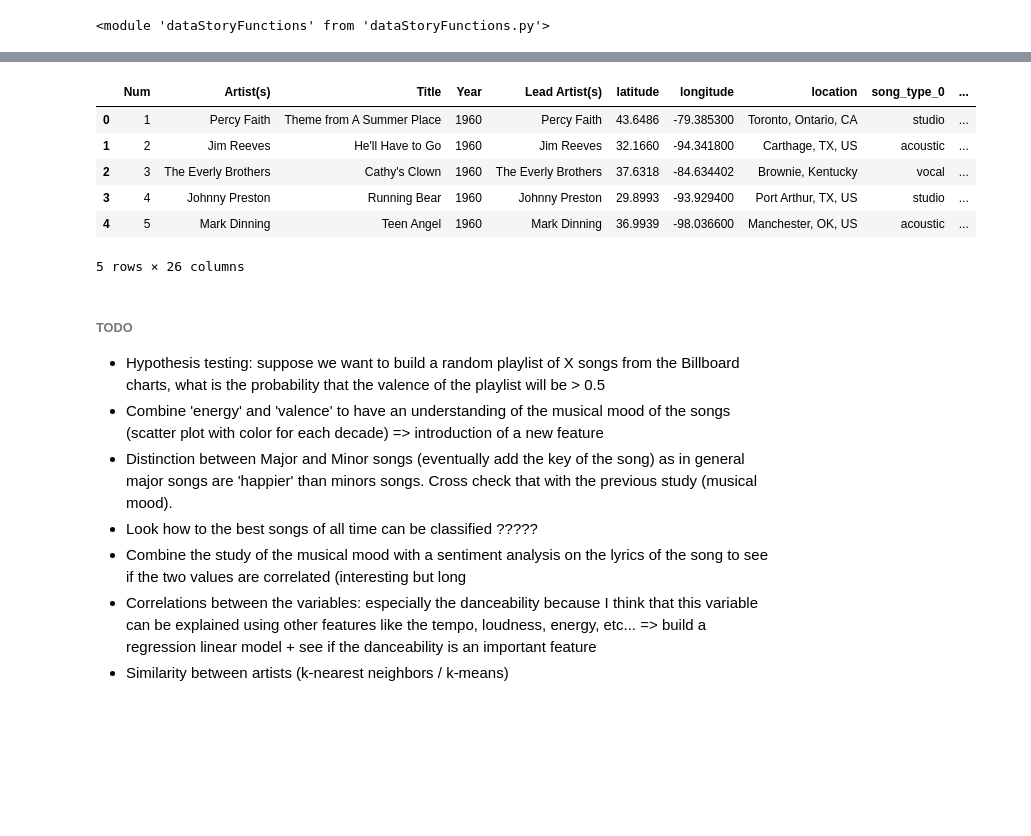
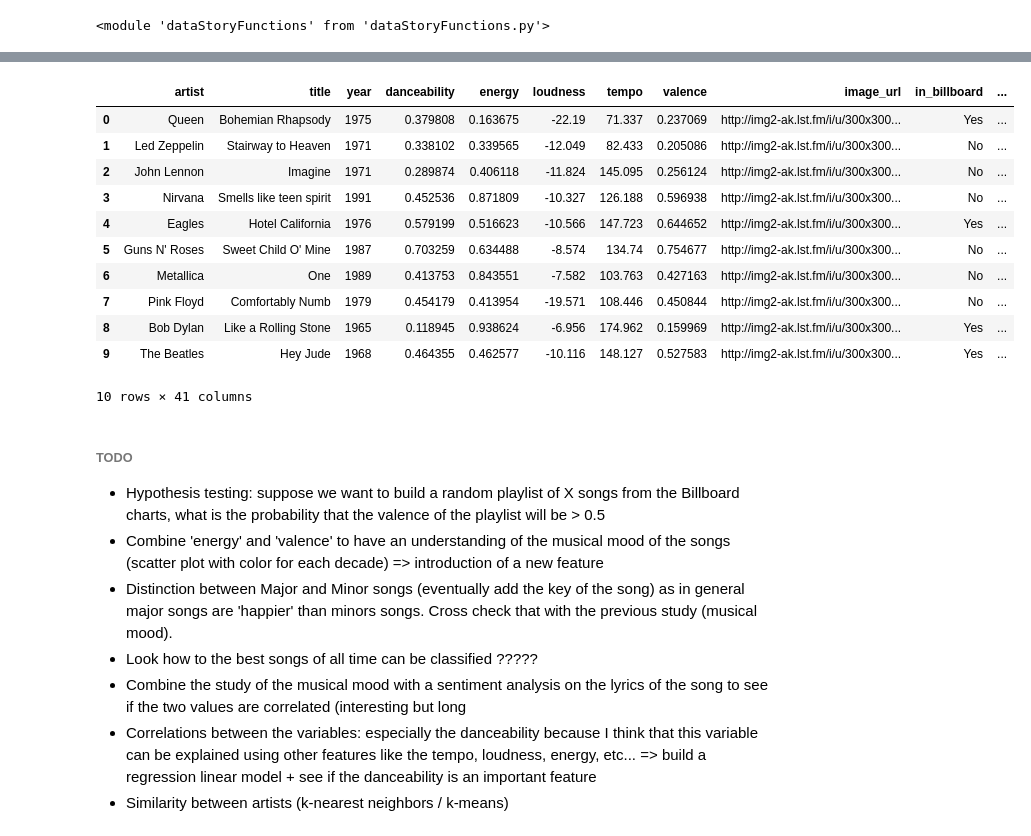
Before and after one commit to th-lucas/AOPM, a Jupyter notebook: src/Analysis_of_popular_music.ipynb, the cells around one changed output, grey strips where cells are left out. Saved outputs shown, nothing was run; the diff lists cells and outputs as text; code cells hidden in the pictures; blank space fills up the shorter version.

Commit message:
Beginning of the last section of the project
Python ok
D3: TODO

```diff
--- a/src/Analysis_of_popular_music.ipynb
+++ b/src/Analysis_of_popular_music.ipynb
@@ -326,3 +314,16 @@ dsf.prepare_data_for_valence_vs_energy_scatter_plot(billboard_df_final)
+# %%
+best_songs_of_all_time_1 = [
+    {'artist': 'Queen', 'title': 'Bohemian Rhapsody', 'year': 1975},
+    {'artist': 'Led Zeppelin', 'title': 'Stairway to Heaven', 'year': 1971},
+    {'artist': 'John Lennon', 'title': 'Imagine', 'year': 1971},
+    {'artist': 'Nirvana', 'title': 'Smells like teen spirit', 'year': 1991},
+    {'artist': 'Eagles', 'title': 'Hotel California', 'year': 1976},
+    {'artist': "Guns N' Roses", 'title': "Sweet Child O' Mine", 'year': 1987},
+    {'artist': 'Metallica', 'title': 'One', 'year': 1989},
+    {'artist': 'Pink Floyd', 'title': 'Comfortably Numb', 'year': 1979},
+    {'artist': 'Bob Dylan', 'title': 'Like a Rolling Stone', 'year': 1965},
+    {'artist': 'The Beatles', 'title': 'Hey Jude', 'year': 1968}
+]
 # %%
 reload(dsf)
 # %% [output]
@@ -351,10 +331,8 @@ x minor mean: 0.538530842105
-# %%
-billboard_df_final.head()<
-# %% [output]
-|  | Num | Artist(s) | Title | Year | Lead Artist(s) | latitude | longitude | location | song_type_0 | ... |
-| 0 | 1 | Percy Faith | Theme from A Summer Place | 1960 | Percy Faith | 43.6486 | -79.385300 | Toronto, Ontario, CA | studio | ... |
-| 1 | 2 | Jim Reeves | He'll Have to Go | 1960 | Jim Reeves | 32.1660 | -94.341800 | Carthage, TX, US | acoustic | ... |
-| 2 | 3 | The Everly Brothers | Cathy's Clown | 1960 | The Everly Brothers | 37.6318 | -84.634402 | Brownie, Kentucky | vocal | ... |
-| 3 | 4 | Johnny Preston | Running Bear | 1960 | Johnny Preston | 29.8993 | -93.929400 | Port Arthur, TX, US | studio | ... |
-| 4 | 5 | Mark Dinning | Teen Angel | 1960 | Mark Dinning | 36.9939 | -98.036600 | Manchester, OK, US | acoustic | ... |
-5 rows × 26 columns
+# %%
+# Builds the best songs of all time dataframe and clean the billboard df
+best_songs_of_all_time_df, billboard_df_final_cleaned = dsf.create_best_songs_of_all_time_df(best_songs_of_all_time_1,
+                                                                                last_fm_network, billboard_df_final)
+# %%
+# Performs the similarity search and append the new values to the data frame
+best_songs_of_all_time_df = dsf.find_similar_songs(best_songs_of_all_time_df,
+                                                   billboard_df_final_cleaned, ['valence', 'energy'])
@@ -361,3 +341,18 @@ billboard_df_final.head()<
+# %%
+best_songs_of_all_time_df
+# %% [output]
+|  | artist | title | year | danceability | energy | loudness | tempo | valence | image_url | in_billboard | ... |
+| 0 | Queen | Bohemian Rhapsody | 1975 | 0.379808 | 0.163675 | -22.19 | 71.337 | 0.237069 | http://img2-ak.lst.fm/i/u/300x300... | Yes | ... |
+| 1 | Led Zeppelin | Stairway to Heaven | 1971 | 0.338102 | 0.339565 | -12.049 | 82.433 | 0.205086 | http://img2-ak.lst.fm/i/u/300x300... | No | ... |
+| 2 | John Lennon | Imagine | 1971 | 0.289874 | 0.406118 | -11.824 | 145.095 | 0.256124 | http://img2-ak.lst.fm/i/u/300x300... | No | ... |
+| 3 | Nirvana | Smells like teen spirit | 1991 | 0.452536 | 0.871809 | -10.327 | 126.188 | 0.596938 | http://img2-ak.lst.fm/i/u/300x300... | No | ... |
+| 4 | Eagles | Hotel California | 1976 | 0.579199 | 0.516623 | -10.566 | 147.723 | 0.644652 | http://img2-ak.lst.fm/i/u/300x300... | Yes | ... |
+| 5 | Guns N' Roses | Sweet Child O' Mine | 1987 | 0.703259 | 0.634488 | -8.574 | 134.74 | 0.754677 | http://img2-ak.lst.fm/i/u/300x300... | No | ... |
+| 6 | Metallica | One | 1989 | 0.413753 | 0.843551 | -7.582 | 103.763 | 0.427163 | http://img2-ak.lst.fm/i/u/300x300... | No | ... |
+| 7 | Pink Floyd | Comfortably Numb | 1979 | 0.454179 | 0.413954 | -19.571 | 108.446 | 0.450844 | http://img2-ak.lst.fm/i/u/300x300... | No | ... |
+| 8 | Bob Dylan | Like a Rolling Stone | 1965 | 0.118945 | 0.938624 | -6.956 | 174.962 | 0.159969 | http://img2-ak.lst.fm/i/u/300x300... | Yes | ... |
+| 9 | The Beatles | Hey Jude | 1968 | 0.464355 | 0.462577 | -10.116 | 148.127 | 0.527583 | http://img2-ak.lst.fm/i/u/300x300... | Yes | ... |
+10 rows × 41 columns
 # %% [markdown]
 ###### TODO
 
```
Also changed, not shown: parts of 5 cells of this notebook, 22 other files.
